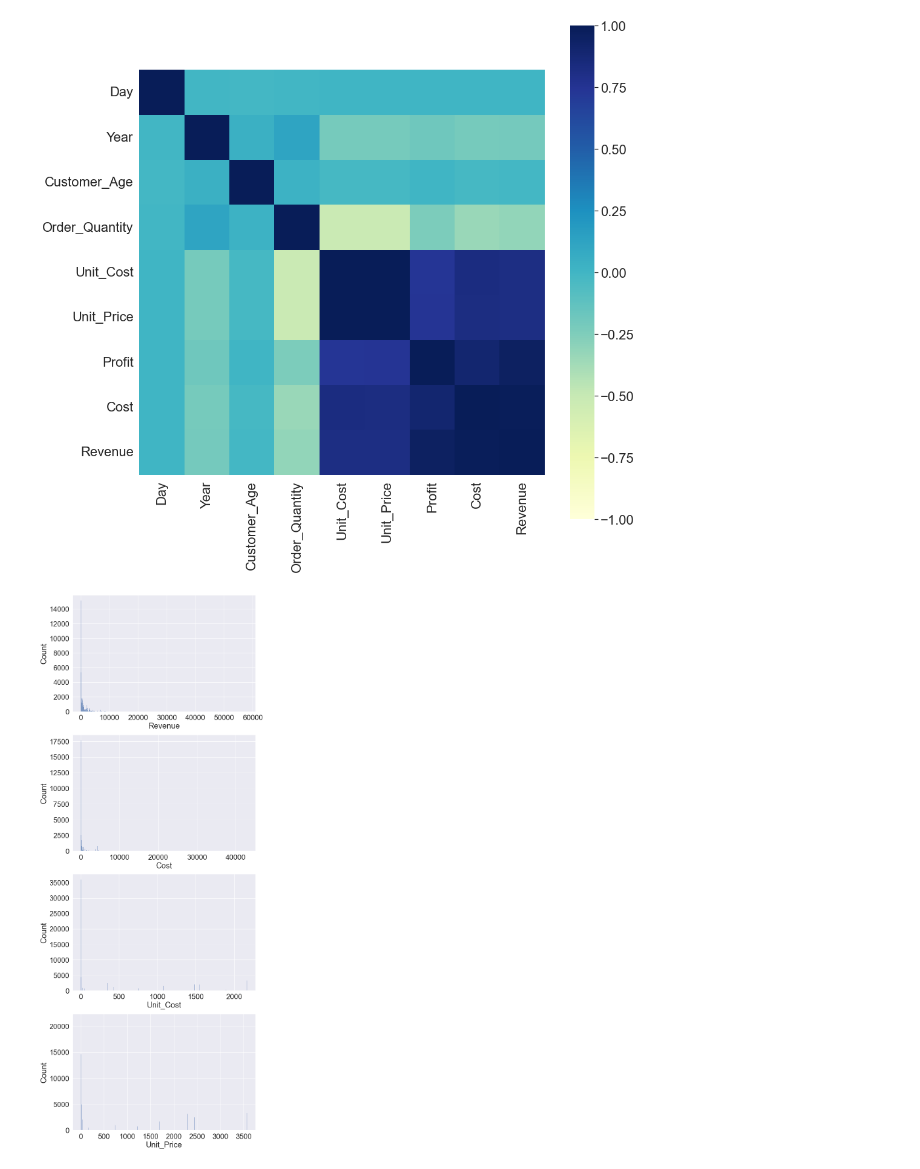
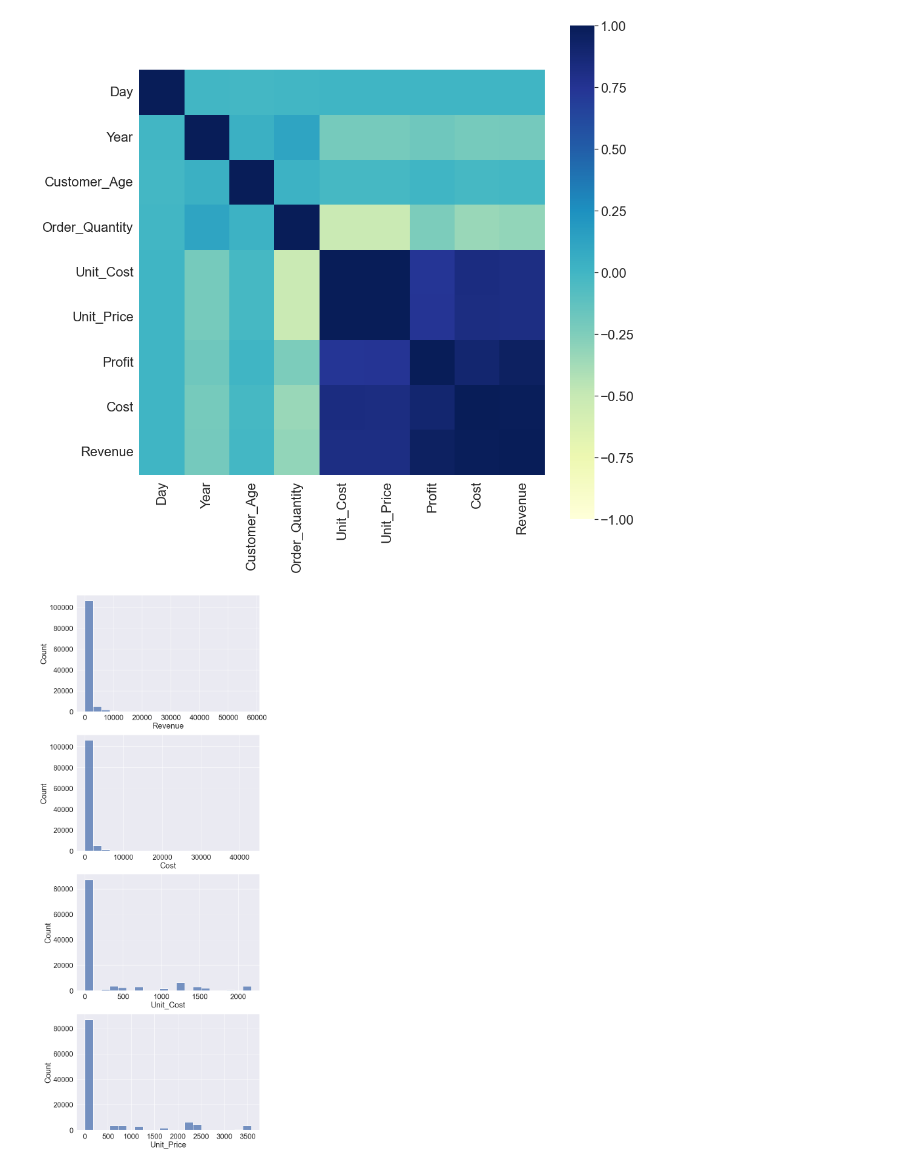
Before and after one commit to Barsha2509/Portfolio-project, a Jupyter notebook: Bike_sales_data_analysis_using_python.ipynb, the cells around one changed output. Cells and saved outputs as stored; diff of their text form; code cells hidden in the pictures.

```diff
--- a/Bike_sales_data_analysis_using_python.ipynb
+++ b/Bike_sales_data_analysis_using_python.ipynb
@@ -356,8 +356,8 @@ sns.heatmap(corr,vmin=-1, vmax=1, center=0,
 # %%
 #Visualizing the distribution of "Revenue","Cost","Unit_Cost"and "Unit_Price"
 features = data[["Revenue","Cost","Unit_Cost","Unit_Price"]]
 fig,axes=plt.subplots(4, 1, figsize=(10,30))
 for col,ax in zip(features, axes.flatten()):
-    sns.histplot(x=features[col],ax=ax)
+    sns.histplot(x=features[col],ax=ax,bins=20)
 # %% [output]
-[figure, old version]
+[figure, new version]
```
